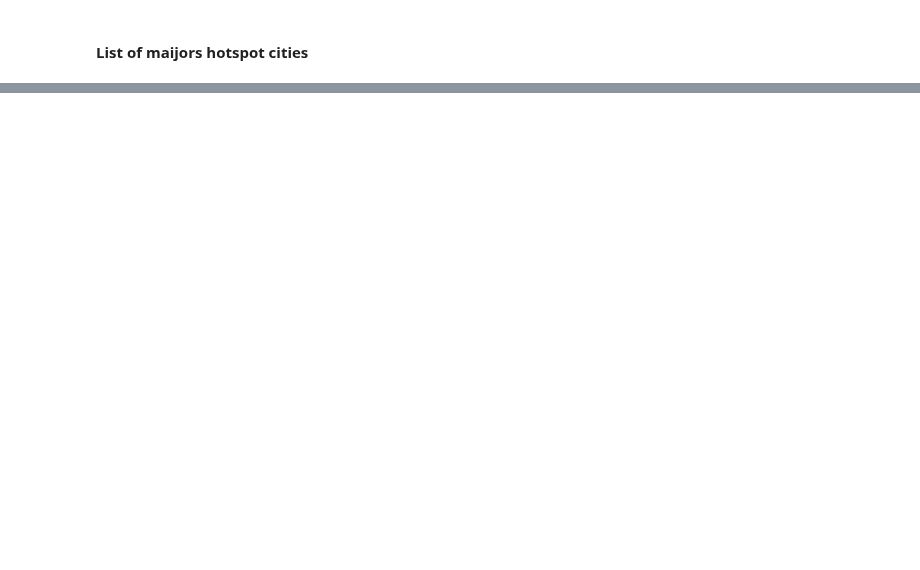
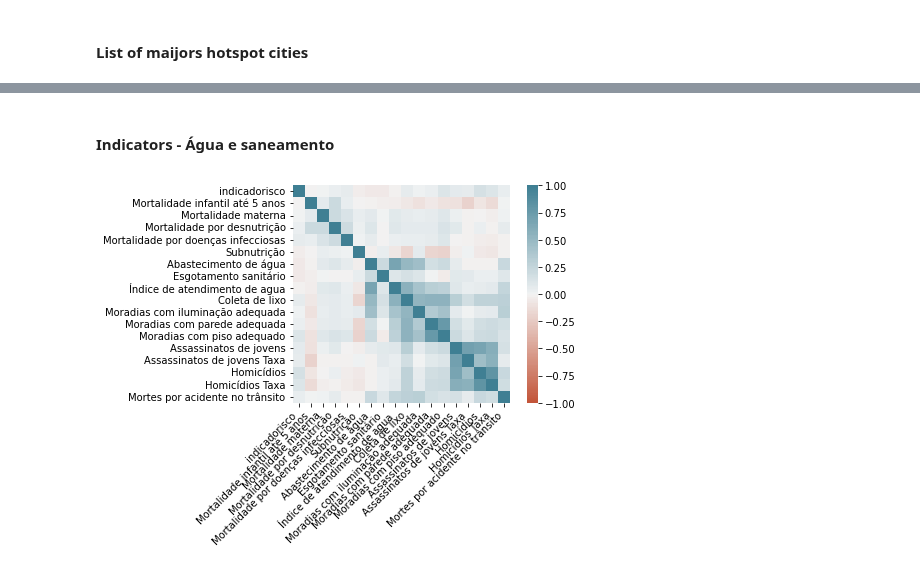
Before and after one commit to faustofcjr/amazon-social-progress, a Jupyter notebook: 03_data_exploration-Copy1.ipynb, the cells around one changed output, grey strips where cells are left out. Saved outputs shown, nothing was run; the diff lists cells and outputs as text; code cells hidden in the pictures; blank space fills up the shorter version.

```diff
--- a/03_data_exploration-Copy1.ipynb
+++ b/03_data_exploration-Copy1.ipynb
@@ -398,0 +161,14 @@ plot_top_spi(dataset, how_many=20, ascending=False)
+# %% [markdown]
+#### Indicators - Água e saneamento
+# %%
+columns=[
+    "indicadorisco",
+    "Mortalidade infantil até 5 anos", "Mortalidade materna", "Mortalidade por desnutrição", "Mortalidade por doenças infecciosas", "Subnutrição",
+    "Abastecimento de água", "Esgotamento sanitário", "Índice de atendimento de agua",
+    "Coleta de lixo", "Moradias com iluminação adequada", "Moradias com parede adequada", "Moradias com piso adequado",
+    "Assassinatos de jovens", "Assassinatos de jovens Taxa", "Homicídios", "Homicídios Taxa", "Mortes por acidente no trânsito",
+]
+subset = dataset[columns]
+plot_corr_matrix(subset.corr())
+# %% [output]
+[figure, added]
```
Also changed, not shown: parts of 69 cells of this notebook, 3 other files.
